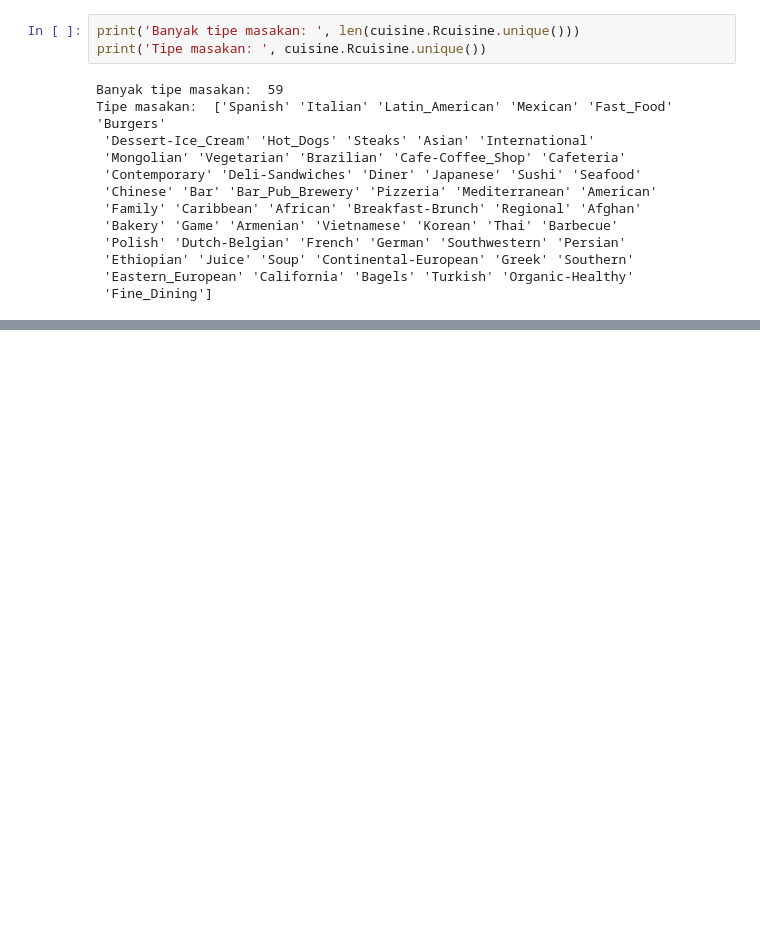
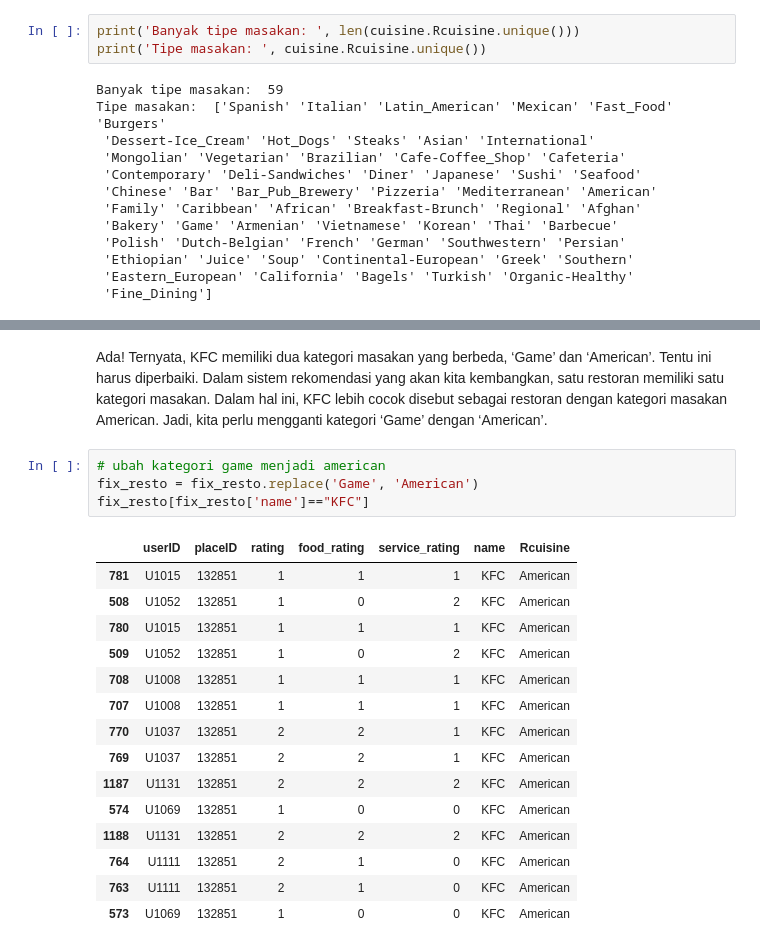
Before and after one commit to ludyhasby/machine_learning_terapan, a Jupyter notebook: recommendation_system/notebook.ipynb, the cells around one changed output, grey strips where cells are left out. Cells and saved outputs as stored; diff of their text form; blank space fills up the shorter version.

```diff
--- a/recommendation_system/notebook.ipynb
+++ b/recommendation_system/notebook.ipynb
@@ -121,0 +440,22 @@ Tipe masakan:  ['Spanish' 'Italian' 'Latin_American' 'Mexican' 'Fast_Food' 'Burg
+# %% [markdown]
+Ada! Ternyata, KFC memiliki dua kategori masakan yang berbeda, ‘Game’ dan ‘American’. Tentu ini harus diperbaiki. Dalam sistem rekomendasi yang akan kita kembangkan, satu restoran memiliki satu kategori masakan. Dalam hal ini, KFC lebih cocok disebut sebagai restoran dengan kategori masakan American. Jadi, kita perlu mengganti kategori ‘Game’ dengan ‘American’.
+# %%
+# ubah kategori game menjadi american
+fix_resto = fix_resto.replace('Game', 'American')
+fix_resto[fix_resto['name']=="KFC"]
+# %% [output]
+|  | userID | placeID | rating | food_rating | service_rating | name | Rcuisine |
+| 781 | U1015 | 132851 | 1 | 1 | 1 | KFC | American |
+| 508 | U1052 | 132851 | 1 | 0 | 2 | KFC | American |
+| 780 | U1015 | 132851 | 1 | 1 | 1 | KFC | American |
+| 509 | U1052 | 132851 | 1 | 0 | 2 | KFC | American |
+| 708 | U1008 | 132851 | 1 | 1 | 1 | KFC | American |
+| 707 | U1008 | 132851 | 1 | 1 | 1 | KFC | American |
+| 770 | U1037 | 132851 | 2 | 2 | 1 | KFC | American |
+| 769 | U1037 | 132851 | 2 | 2 | 1 | KFC | American |
+| 1187 | U1131 | 132851 | 2 | 2 | 2 | KFC | American |
+| 574 | U1069 | 132851 | 1 | 0 | 0 | KFC | American |
+| 1188 | U1131 | 132851 | 2 | 2 | 2 | KFC | American |
+| 764 | U1111 | 132851 | 2 | 1 | 0 | KFC | American |
+| 763 | U1111 | 132851 | 2 | 1 | 0 | KFC | American |
+| 573 | U1069 | 132851 | 1 | 0 | 0 | KFC | American |
```
Also changed, not shown: parts of 68 cells of this notebook.
